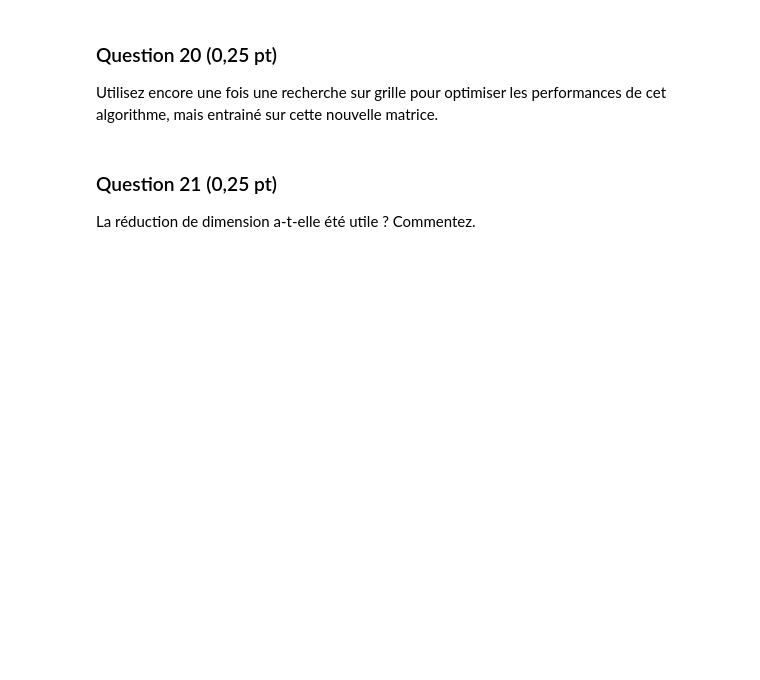
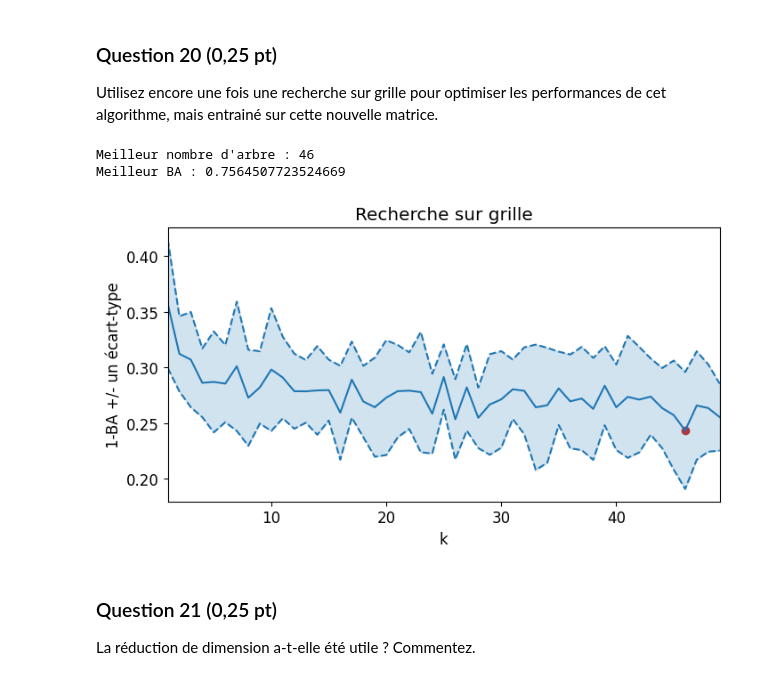
Before and after one commit to simonlamaze/ProjetSDD, a Jupyter notebook: Projet.ipynb, the cells around one changed output. Cells and saved outputs as stored; diff of their text form; code cells hidden in the pictures; blank space fills up the shorter version.

```diff
--- a/Projet.ipynb
+++ b/Projet.ipynb
@@ -462,9 +465,63 @@ foret aléatoire
 # %% [markdown]
 ### Quesion 19 (0,25 pt)
 Utilisez le travail des questions 4 à 7 pour créer une nouvelle matrice représentant les données dans moins de dimensions qu'originellement.
+# %%
+# Standardisation des données risque-vs-norisk
+
+
+pca = decomposition.PCA(n_components=4)
+pca.fit(X)
+Xproj = pca.transform(X)
+# Projection des données sur les 4 premières composantes principales on a ~88% de variance expliquée
 # %% [markdown]
 ### Question 20 (0,25 pt)
 Utilisez encore une fois une recherche sur grille pour optimiser les performances de cet algorithme, mais entrainé sur cette nouvelle matrice.
+# %%
+# Définir la grille de valeurs de l'hyperparamètre k
+ks = np.arange(1, 50)
+
+# Définir le modèle à évaluer
+model = RandomForestClassifier()
+
+# Instantier la recherche sur grille
+forestgrid = model_selection.GridSearchCV(model, {'n_estimators': ks},
+                                    cv=kf,
+                                    scoring='balanced_accuracy'
+                                   )
+
+# Utiliser la recherche sur grille
+forestgrid.fit(Xproj, Y)
+
+plt.figure(figsize=(8, 4))
+
+erreur = 1-forestgrid.cv_results_['mean_test_score']
+std_error = forestgrid.cv_results_['std_test_score']
+
+plt.plot(forestgrid.cv_results_['param_n_estimators'], erreur,
+              color='tab:blue')
+plt.plot(forestgrid.cv_results_['param_n_estimators'], erreur + std_error,
+             color='tab:blue', linestyle='dashed')
+plt.plot(forestgrid.cv_results_['param_n_estimators'], erreur - std_error,
+             color='tab:blue', linestyle='dashed')
+plt.scatter(forestgrid.best_params_['n_estimators'], 1-forestgrid.best_score_,
+           color='tab:red', label='k optimale')
+# colorer l'espace entre les courbes représentant les écarts-types
+plt.fill_between(forestgrid.cv_results_['param_n_estimators'], (erreur + std_error), (erreur - std_error),
+                 color='tab:blue',
+                 alpha=0.2, # contrôle la transparence
+                )
+
+# Mise en forme
+plt.xlabel("k")
+plt.ylabel("1-BA +/- un écart-type")
+plt.xlim([ks[0], ks[-1]])
+plt.title("Recherche sur grille")
+print(f"Meilleur nombre d'arbre : {forestgrid.best_params_['n_estimators']}")
+print(f"Meilleur BA : {forestgrid.best_score_}")
+# %% [output]
+Meilleur nombre d'arbre : 46
+Meilleur BA : 0.7564507723524669
+[figure, added]
 # %% [markdown]
 ### Question 21 (0,25 pt)
 La réduction de dimension a-t-elle été utile ? Commentez.
```
Also changed, not shown: parts of 6 cells of this notebook.
